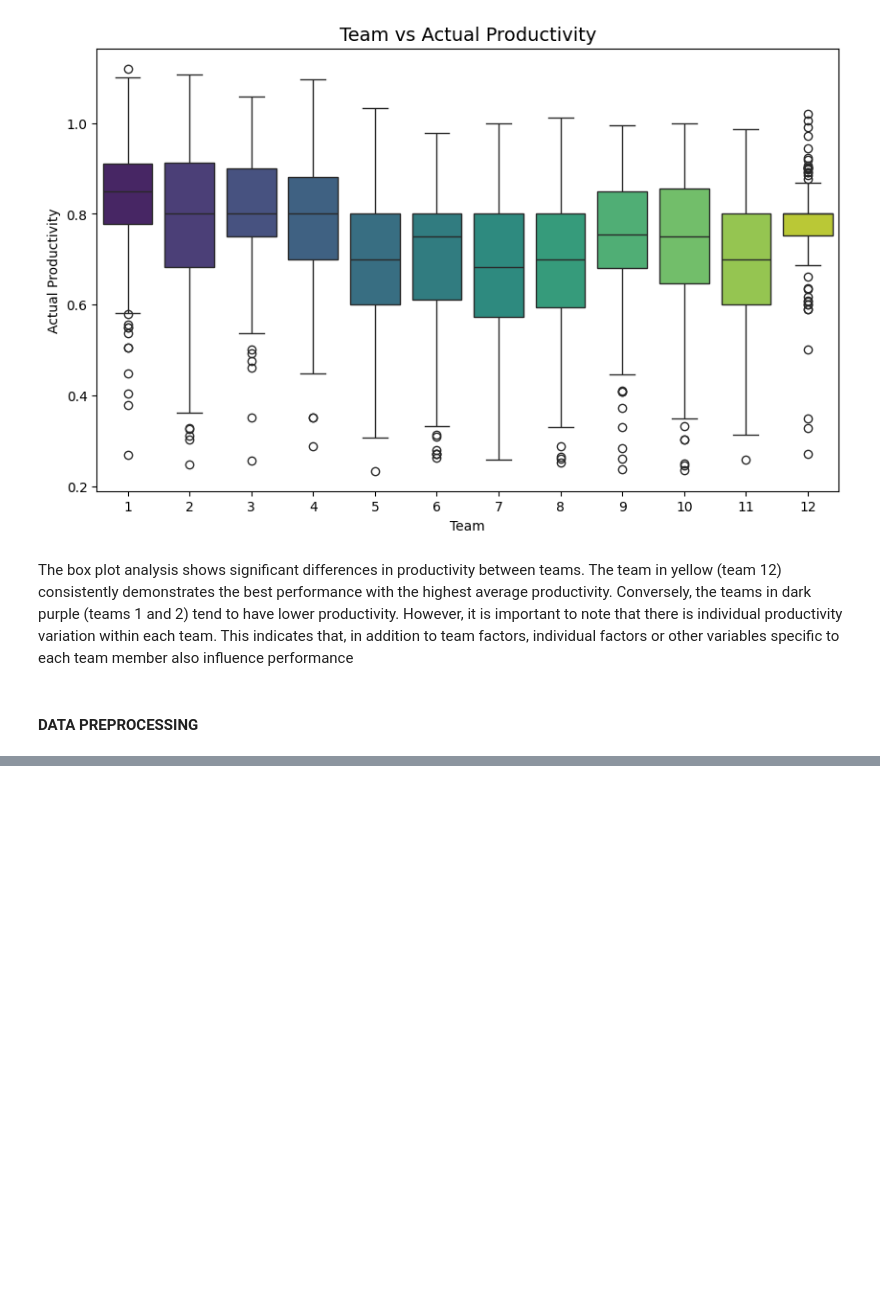
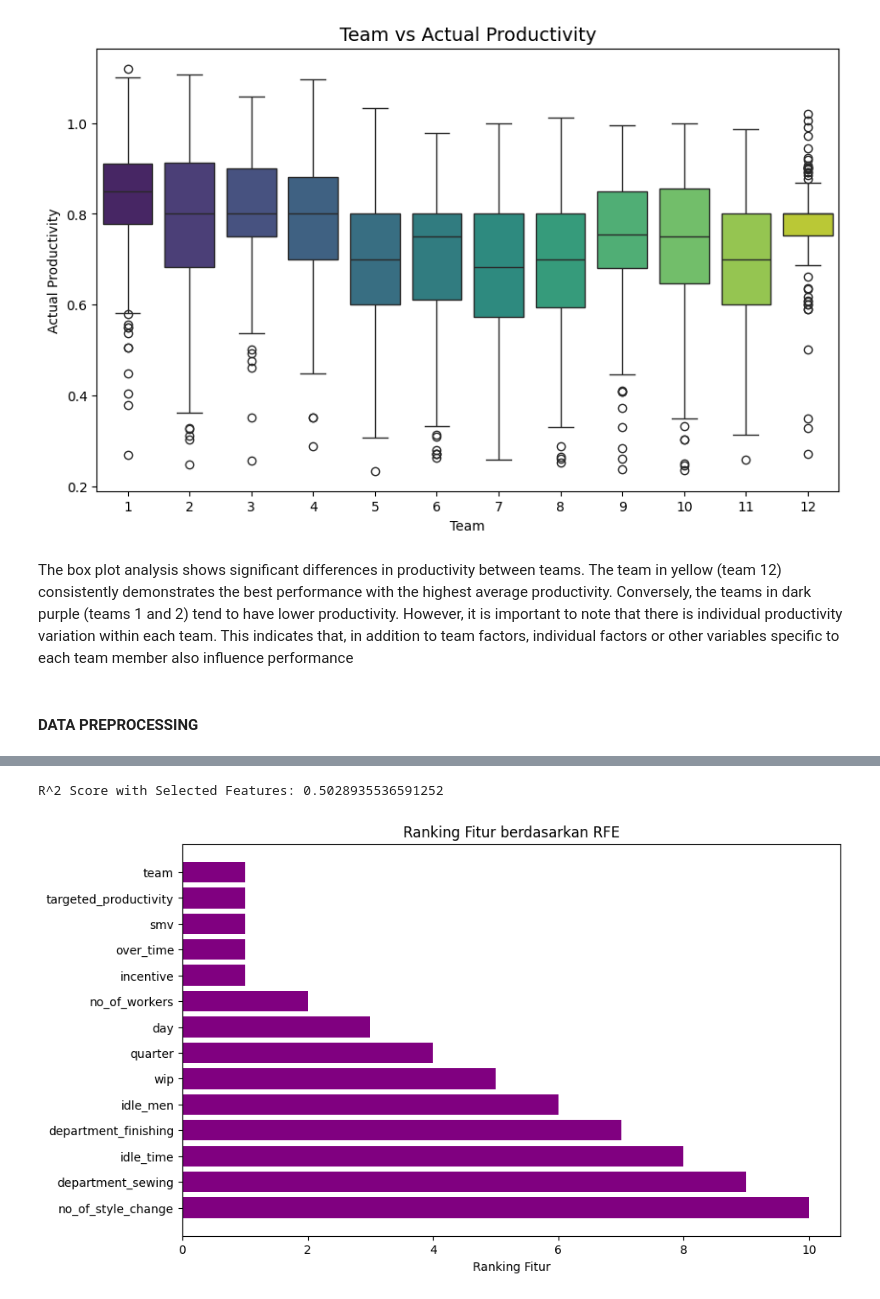
Before and after one commit to bagassarendra/CapstoneProject, a Jupyter notebook: CapstoneProject.ipynb, the cells around one changed output, grey strips where cells are left out. Drawn from its saved outputs; the diff is of its cells as text; code cells hidden in the pictures; blank space fills up the shorter version.

```diff
--- a/CapstoneProject.ipynb
+++ b/CapstoneProject.ipynb
@@ -438,0 +623,19 @@ The box plot analysis shows significant differences in productivity between team
+# %%
+X = data.drop(columns=['actual_productivity'])
+y = data['actual_productivity']
+
+X_train, X_test, y_train, y_test = train_test_split(X, y, test_size=0.2, random_state=42)
+
+model = RandomForestRegressor(random_state=42)
+
+rfe = RFE(estimator=model, n_features_to_select=5)
+rfe.fit(X_train, y_train)
+
+selected_features = X_train.columns[rfe.support_]
+print("Selected Features:", selected_features)
+
+feature_ranking = pd.DataFrame({
+    'Feature': X_train.columns,
+    'Ranking': rfe.ranking_
+}).sort_values(by='Ranking')
+print("\nFeature Ranking:\n", feature_ranking)
@@ -438,0 +661,24 @@ The box plot analysis shows significant differences in productivity between team
+# %%
+X_train_selected = X_train[selected_features]
+X_test_selected = X_test[selected_features]
+
+model.fit(X_train_selected, y_train)
+
+score = model.score(X_test_selected, y_test)
+print("\nR^2 Score with Selected Features:", score)
+# %% [output]
+R^2 Score with Selected Features: 0.5028935536591252
+# %%
+ranking = rfe.ranking_
+features = X_train.columns
+
+sorted_idx = np.argsort(ranking)
+
+plt.figure(figsize=(10, 6))
+plt.barh(features[sorted_idx], ranking[sorted_idx], color='purple')
+plt.xlabel('Ranking Fitur')
+plt.title('Ranking Fitur berdasarkan RFE')
+plt.gca().invert_yaxis()
+plt.show()
+# %% [output]
+[figure, added]
```
Also changed, not shown: parts of 31 cells of this notebook.
